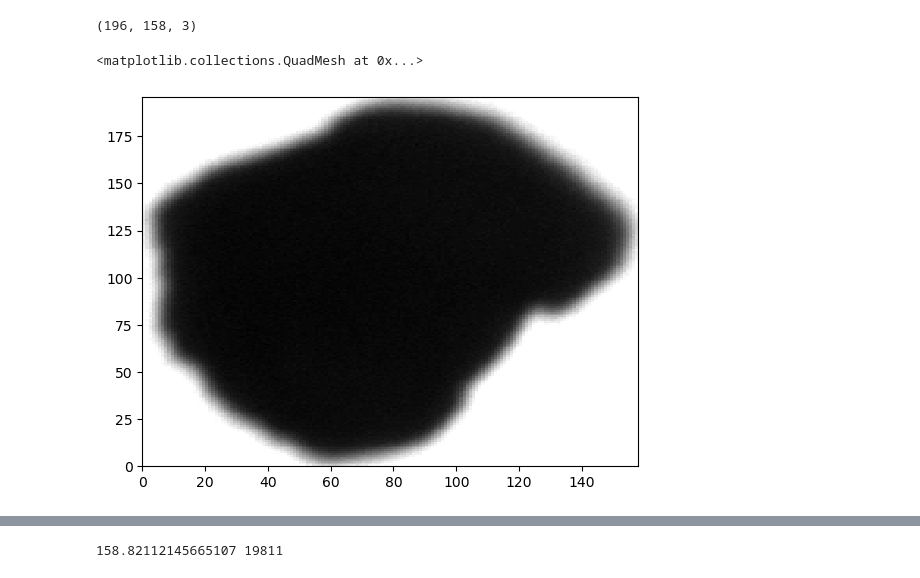
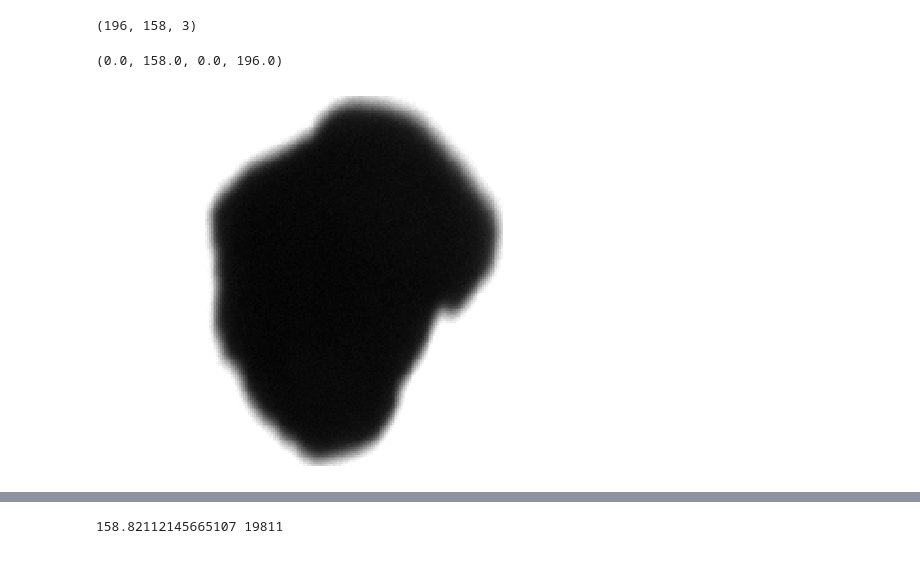
Before and after one commit to feltner515/ParticlePy, a Jupyter notebook: FFT.ipynb, the cells around one changed output, grey strips where cells are left out. Drawn from its saved outputs; the diff is of its cells as text; code cells hidden in the pictures.

```diff
--- a/FFT.ipynb
+++ b/FFT.ipynb
@@ -7,7 +7,7 @@ import glob
 import seaborn as sns
 from PIL import Image
 # %%
-img = Image.open('Wet_rawimages/B3P0X1.png')
+img = Image.open('B3P0X1.png')
 img = np.array(img)
 height = img.shape[0]
 width = img.shape[1]
@@ -21,9 +21,11 @@ img.shape
 (196, 158, 3)
 # %%
 plt.pcolormesh(img[:,:,0], cmap='gray')
+plt.axis('off')
+plt.axis('equal')
 # %% [output]
-<matplotlib.collections.QuadMesh at 0x...>
+(0.0, 158.0, 0.0, 196.0)
-[figure, old version]
+[figure, new version]
 # %%
 img = img[:,:,0]
 for n in range(0,img.shape[0]):
```
Also changed, not shown: parts of 14 cells of this notebook, 2 other files.
